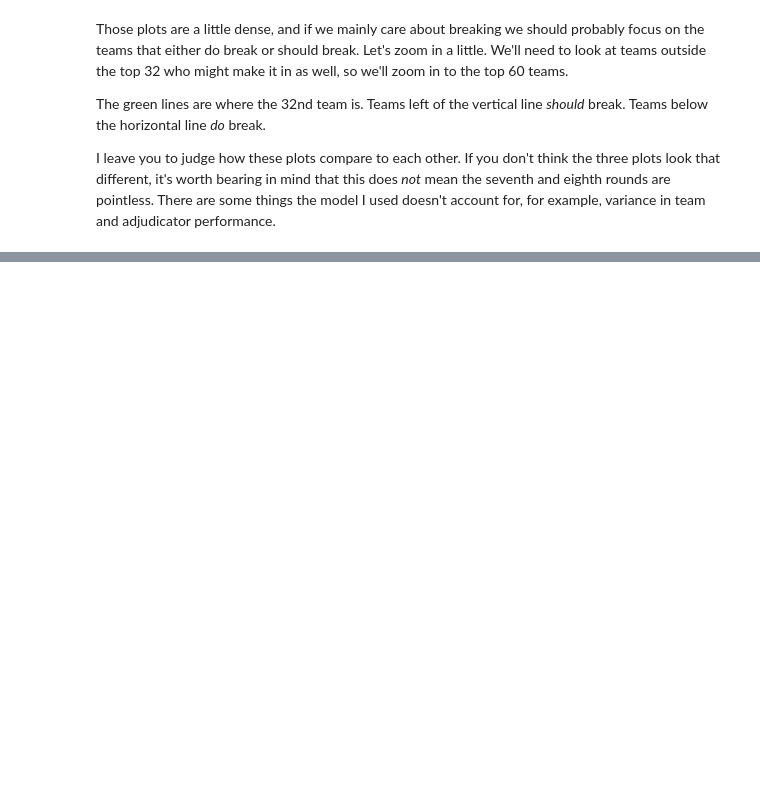
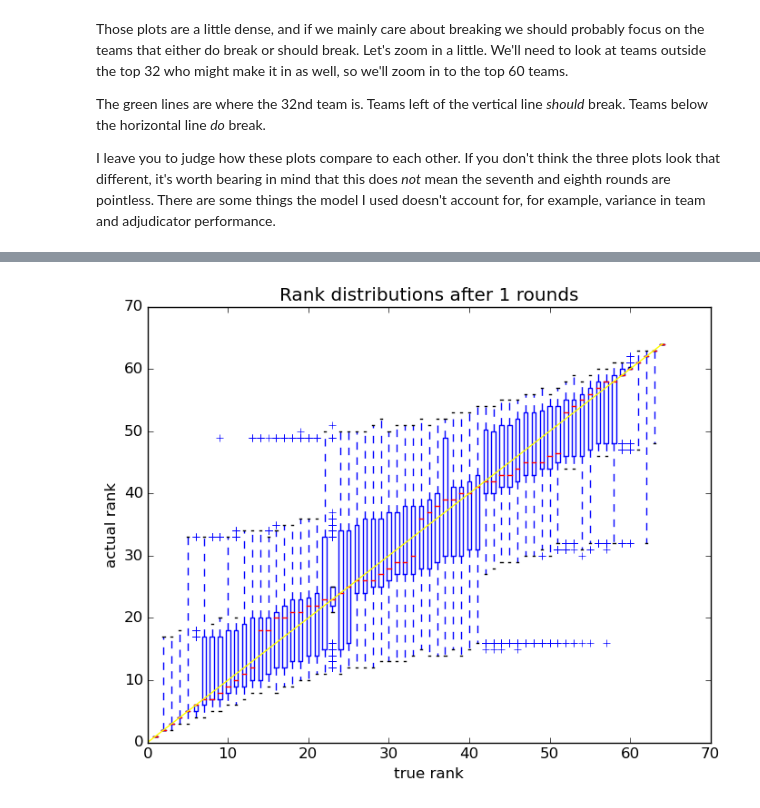
Before and after one commit to czlee/debate-pairing, a Jupyter notebook: number-of-rounds.ipynb, the cells around one changed output, grey strips where cells are left out. Saved outputs shown, nothing was run; the diff lists cells and outputs as text; code cells hidden in the pictures; blank space fills up the shorter version.

```diff
--- a/number-of-rounds.ipynb
+++ b/number-of-rounds.ipynb
@@ -88,0 +132,4 @@ zoomtooctofinals();
+# %%
+simulateandplot(64, 1);
+# %% [output]
+[figure, added]
```
Also changed, not shown: parts of 21 cells of this notebook.
